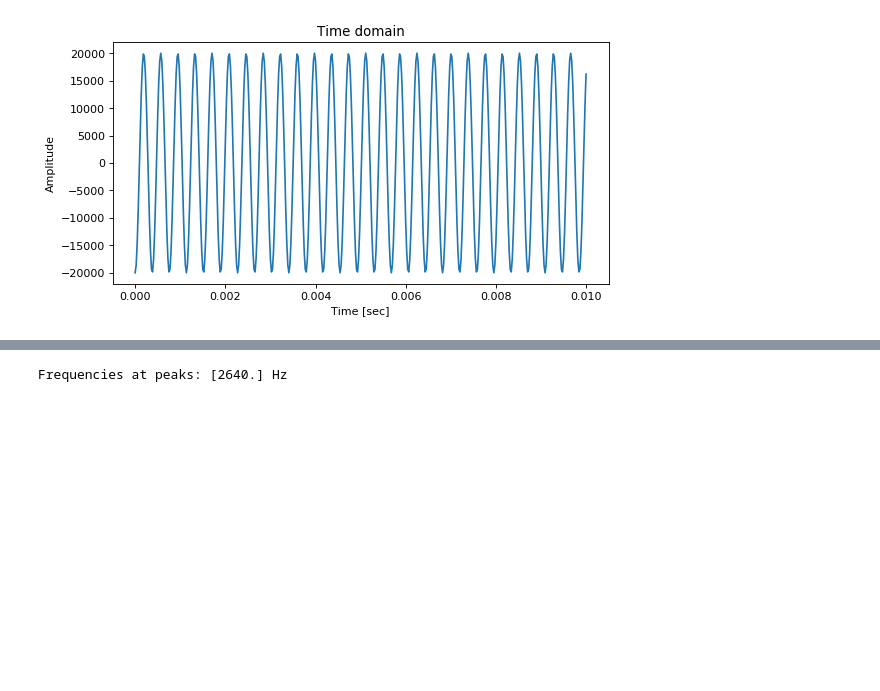
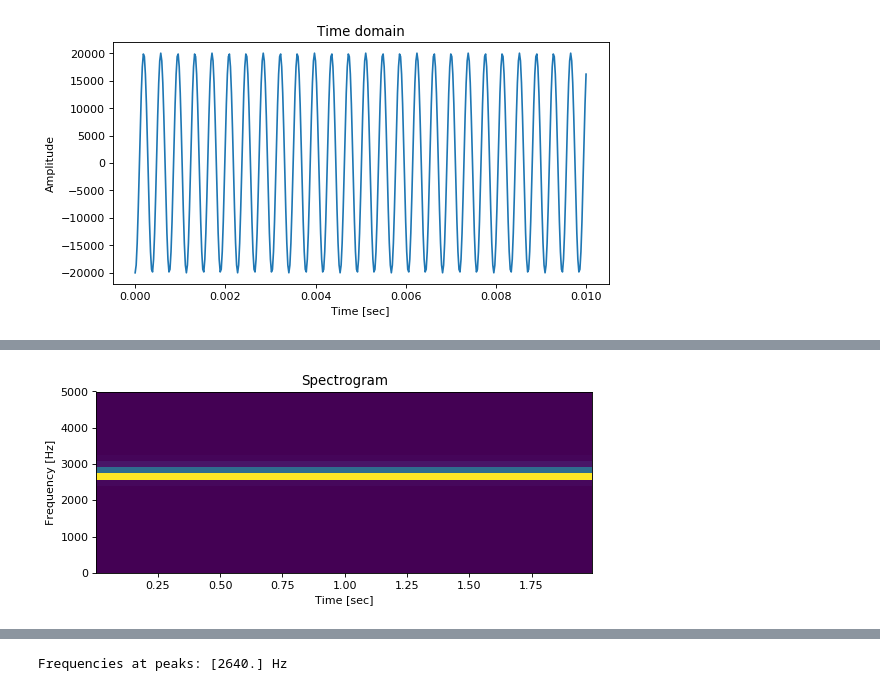
Before and after one commit to araobp/ultrasonic-communication, a Jupyter notebook: simulation/ChirpSimulation.ipynb, the cells around one changed output, grey strips where cells are left out. Saved outputs shown, nothing was run; the diff lists cells and outputs as text; code cells hidden in the pictures; blank space fills up the shorter version.

```diff
--- a/simulation/ChirpSimulation.ipynb
+++ b/simulation/ChirpSimulation.ipynb
@@ -226,6 +226,8 @@ plot_wave(chirp(length=0.01, amp=sqrt(AMPLITUDE)) * chirp(length=0.01, amp=sqrt(
 # %% [output]
 [figure]
 # %%
+plot_spectrogram(chirp(length=2.0, amp=sqrt(AMPLITUDE)) * chirp(length=2.0, amp=sqrt(AMPLITUDE), updown="down"), nperseg=256, band=30)
 play(chirp(length=2.0, amp=sqrt(AMPLITUDE)) * chirp(length=2.0, amp=sqrt(AMPLITUDE), updown="down"))
 # %% [output]
 [interactive output not drawn]
+[figure, added]
```
Also changed, not shown: parts of 1 cell of this notebook, 3 other files.
